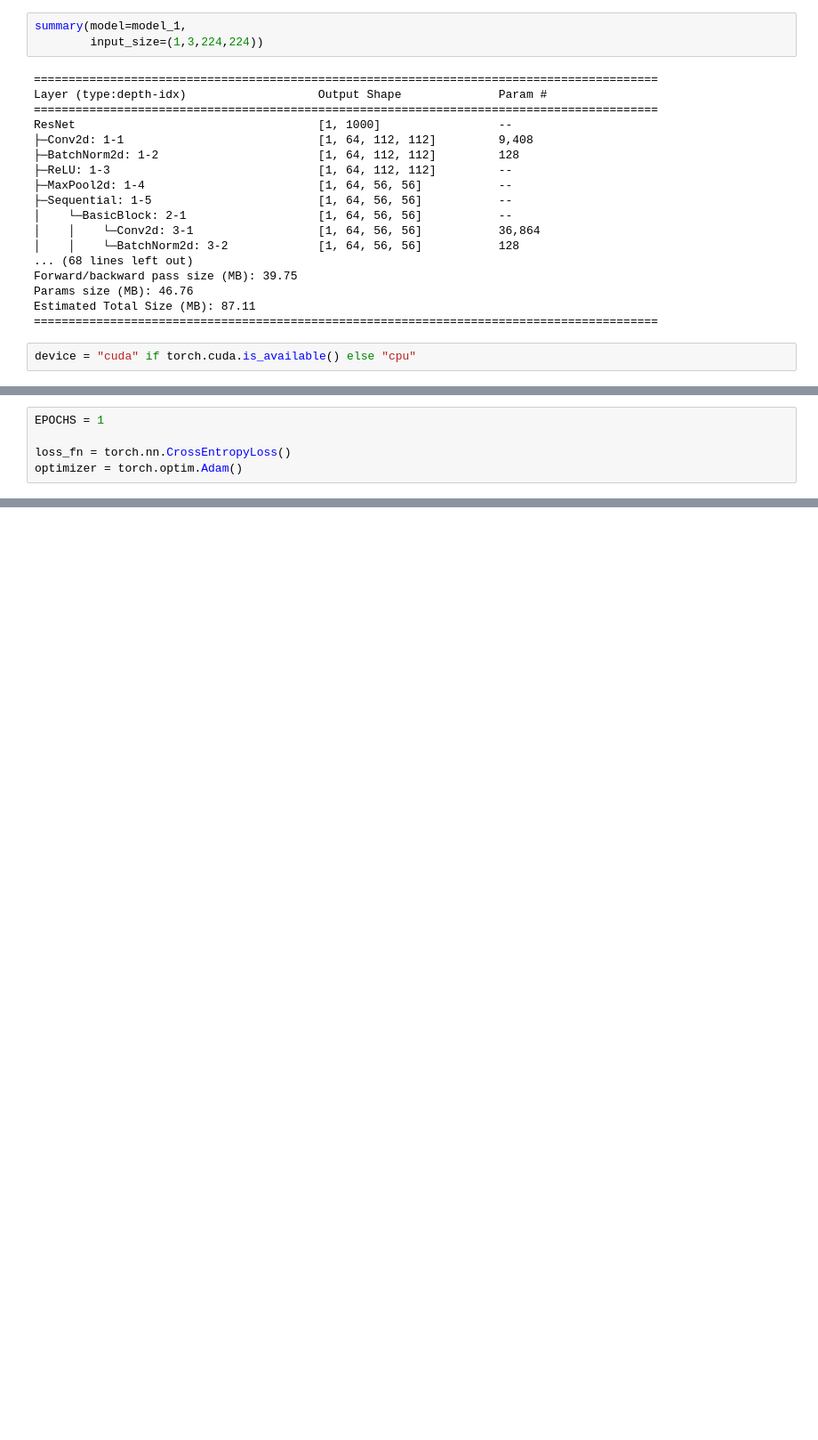
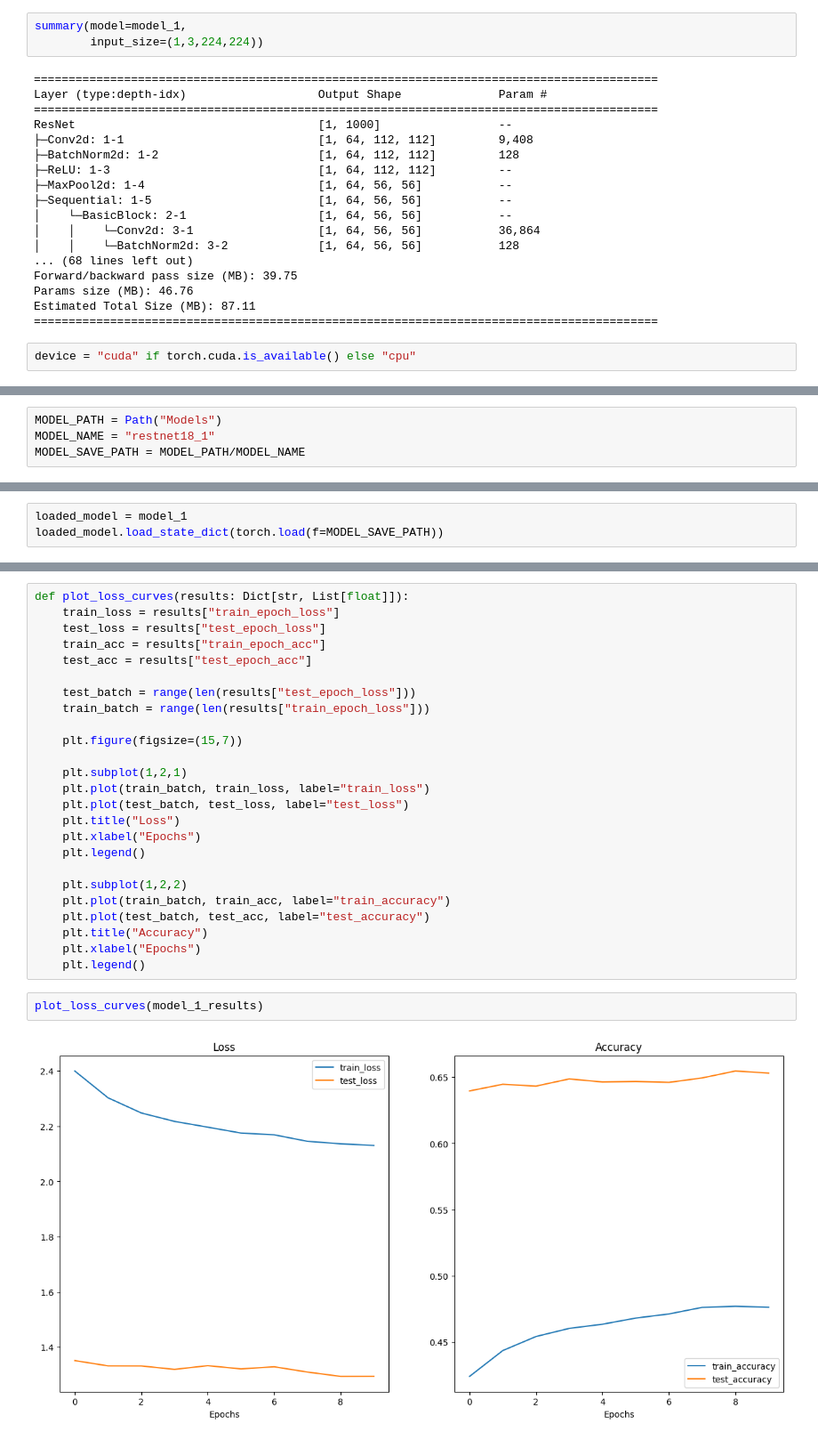
Before and after one commit to Fidel04/OneAlpha, a Jupyter notebook: Notebooks/resnet18.ipynb, the cells around one changed output, grey strips where cells are left out. Shown at 89% size. Drawn from its saved outputs; the diff is of its cells as text; blank space fills up the shorter version.

```diff
--- a/Notebooks/resnet18.ipynb
+++ b/Notebooks/resnet18.ipynb
@@ -156,5 +130,0 @@ def train(model: torch.nn.module,
-# %%
-EPOCHS = 1
-
-loss_fn = torch.nn.CrossEntropyLoss()
-optimizer = torch.optim.Adam()
@@ -162,0 +131,4 @@ optimizer = torch.optim.Adam()
+# %%
+MODEL_PATH = Path("Models")
+MODEL_NAME = "restnet18_1"
+MODEL_SAVE_PATH = MODEL_PATH/MODEL_NAME
@@ -162,0 +203,3 @@ optimizer = torch.optim.Adam()
+# %%
+loaded_model = model_1
+loaded_model.load_state_dict(torch.load(f=MODEL_SAVE_PATH))
@@ -162,0 +244,29 @@ optimizer = torch.optim.Adam()
+# %%
+def plot_loss_curves(results: Dict[str, List[float]]):
+    train_loss = results["train_epoch_loss"]
+    test_loss = results["test_epoch_loss"]
+    train_acc = results["train_epoch_acc"]
+    test_acc = results["test_epoch_acc"]
+
+    test_batch = range(len(results["test_epoch_loss"]))
+    train_batch = range(len(results["train_epoch_loss"]))
+
+    plt.figure(figsize=(15,7))
+
+    plt.subplot(1,2,1)
+    plt.plot(train_batch, train_loss, label="train_loss")
+    plt.plot(test_batch, test_loss, label="test_loss")
+    plt.title("Loss")
+    plt.xlabel("Epochs")
+    plt.legend()
+
+    plt.subplot(1,2,2)
+    plt.plot(train_batch, train_acc, label="train_accuracy")
+    plt.plot(test_batch, test_acc, label="test_accuracy")
+    plt.title("Accuracy")
+    plt.xlabel("Epochs")
+    plt.legend()
+# %%
+plot_loss_curves(model_1_results)
+# %% [output]
+[figure, added]
```
Also changed, not shown: parts of 16 cells of this notebook, 1 other file.
